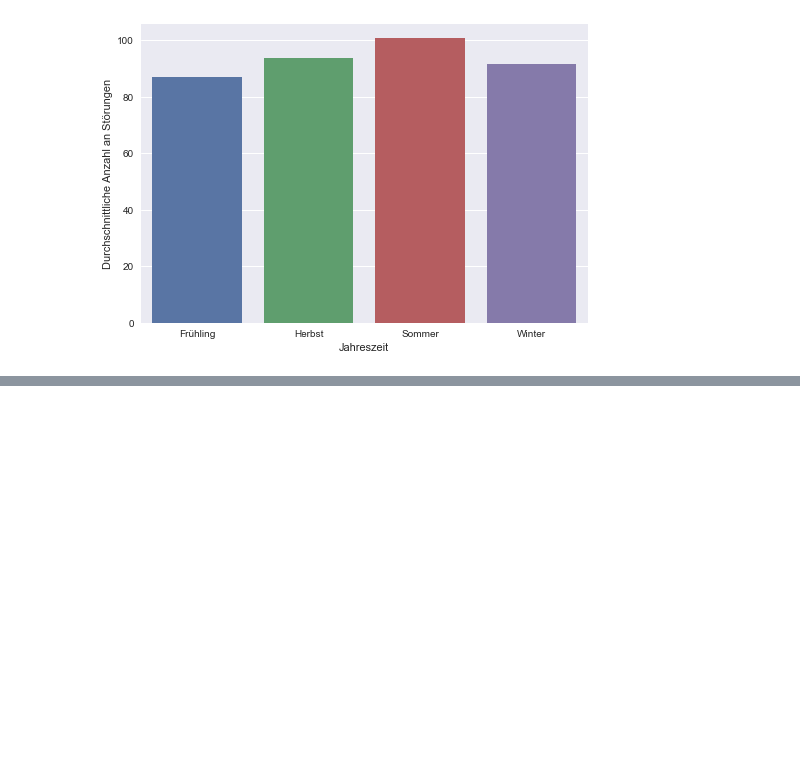
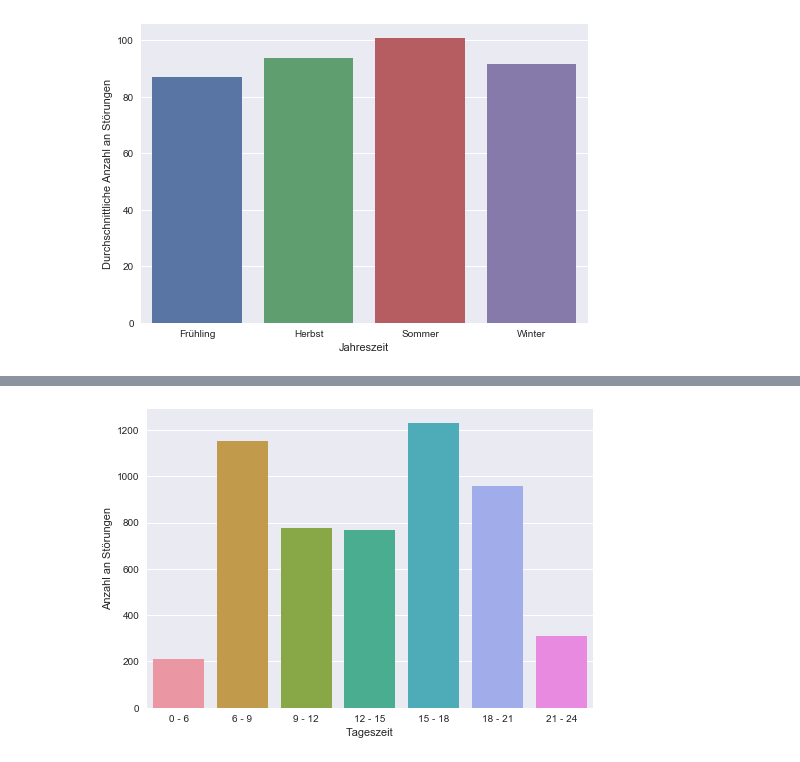
Before and after one commit to kummerer94/sbahn-stoerungen, a Jupyter notebook: analysis.ipynb, the cells around one changed output, grey strips where cells are left out. Saved outputs shown, nothing was run; the diff lists cells and outputs as text; code cells hidden in the pictures; blank space fills up the shorter version.

```diff
--- a/analysis.ipynb
+++ b/analysis.ipynb
@@ -342,3 +340,23 @@ ax.set_ylabel('Durchschnittliche Anzahl an Störungen')
 plt.show()
 # %% [output]
 [figure]
+# %%
+stoerungen_without_updates_per_hour = stoerungen['Type'][~stoerungen['Type'].str.contains('aktualisierung') & ~stoerungen['Text'].str.contains('10-minuten-takt')].groupby(pd.Grouper(freq='1h')).count()
+stoerungen_without_updates_per_hour = stoerungen_without_updates_per_hour.to_frame()
+stoerungen_without_updates_per_hour['timeofday'] = ''
+# %%
+hours = stoerungen_without_updates_per_minute.index.hour
+splitting = [0, 6, 9, 12, 15, 18, 21, 24]
+sorting = []
+
+for i in range(1, len(splitting)):
+    selection = (splitting[i-1] <= hours) & (hours <= splitting[i])
+    timeofday = '{} - {}'.format(splitting[i-1], splitting[i])
+    sorting.append(timeofday)
+    stoerungen_without_updates_per_hour.loc[selection, 'timeofday'] = timeofday
+# %%
+stoerungen_for_timeofday = stoerungen_without_updates_per_hour.groupby(by='timeofday').sum()
+stoerungen_for_timeofday['Tageszeit'] = stoerungen_for_timeofday.index
+stoerungen_for_timeofday['Anzahl'] = stoerungen_for_timeofday['Type']
+stoerungen_for_timeofday = stoerungen_for_timeofday.loc[sorting,]
+stoerungen_for_timeofday
@@ -344,0 +373,7 @@ plt.show()
+# %%
+fig, ax = plt.subplots()
+sns.barplot(x='Tageszeit', y='Anzahl', data=stoerungen_for_timeofday)
+ax.set_ylabel('Anzahl an Störungen')
+plt.show()
+# %% [output]
+[figure, added]
```
Also changed, not shown: parts of 2 cells of this notebook.
